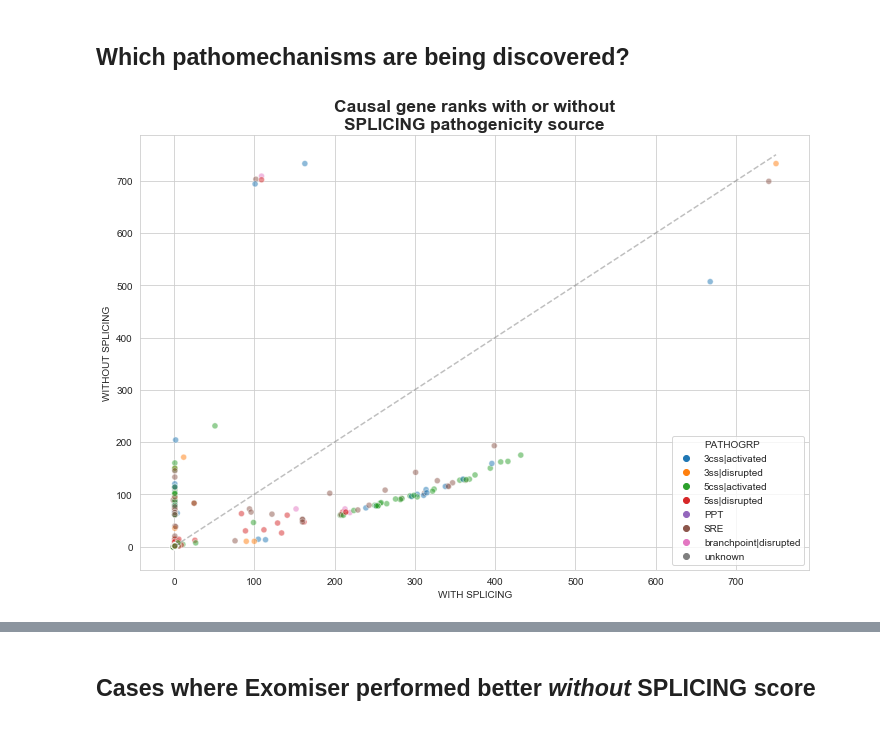
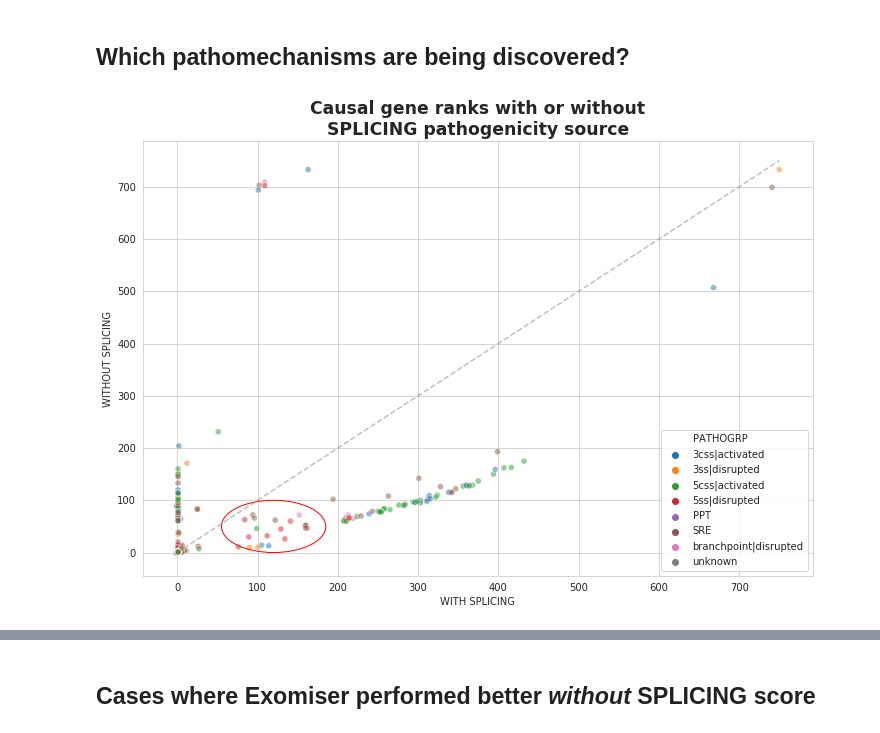
Before and after one commit to monarch-initiative/ExomiserSimulations, a Jupyter notebook: 3S Exomiser performance evaluation.ipynb, the cells around one changed output, grey strips where cells are left out. Drawn from its saved outputs; the diff is of its cells as text; code cells hidden in the pictures.

```diff
--- a/3S Exomiser performance evaluation.ipynb
+++ b/3S Exomiser performance evaluation.ipynb
@@ -5,17 +5,19 @@ This notebook plots comparison of Exomiser performance with or without 3S module
 # %%
 %matplotlib inline
 
+import os
 import numpy as np
 import pandas as pd
 import matplotlib.pyplot as plt
+from matplotlib.patches import Ellipse
 import seaborn as sns
 
 from curation import group_pathomechanism_for_threes_evaluation, load_data, plot_multicolor
 
 sns.set_style('whitegrid')
 
-data_dir = "/Users/danisd/data/threes-simulations"
-#data_dir = "/home/ielis/data/threes-simulations"
+#data_dir = "/Users/danisd/data/threes-simulations"
+data_dir = "/home/ielis/data/threes-simulations"
 # %% [markdown]
 There were multiple rows of evaluation:
 - [First](#20190711)
@@ -53,7 +55,11 @@ df20190711.head()
 | 4 | PMID:10330348-Teraoka-1999-ATM-AT... | 1 | 1 | splicing|5ss|disrupted | 5ss|disrupted |
 # %% [markdown]
 ## Which pathomechanisms are being discovered?
-# %%
-plot_multicolor(df20190711.WITH_SPLICING, df20190711.WITHOUT_SPLICING, df20190711.PATHOGRP, ho)
-# %% [output]
-[figure, removed]
+# %%
+fig, ax = plt.subplots(figsize=(12, 8))
+plot_multicolor(df20190711.WITH_SPLICING, df20190711.WITHOUT_SPLICING, df20190711.PATHOGRP, ho, ax=ax)
+
+e20190711 = Ellipse((120, 50), width=130, height=100, facecolor='none', edgecolor="red")
+k = ax.add_patch(e20190711)
+# %% [output]
+[figure, added]
```
Also changed, not shown: parts of 24 cells of this notebook.
